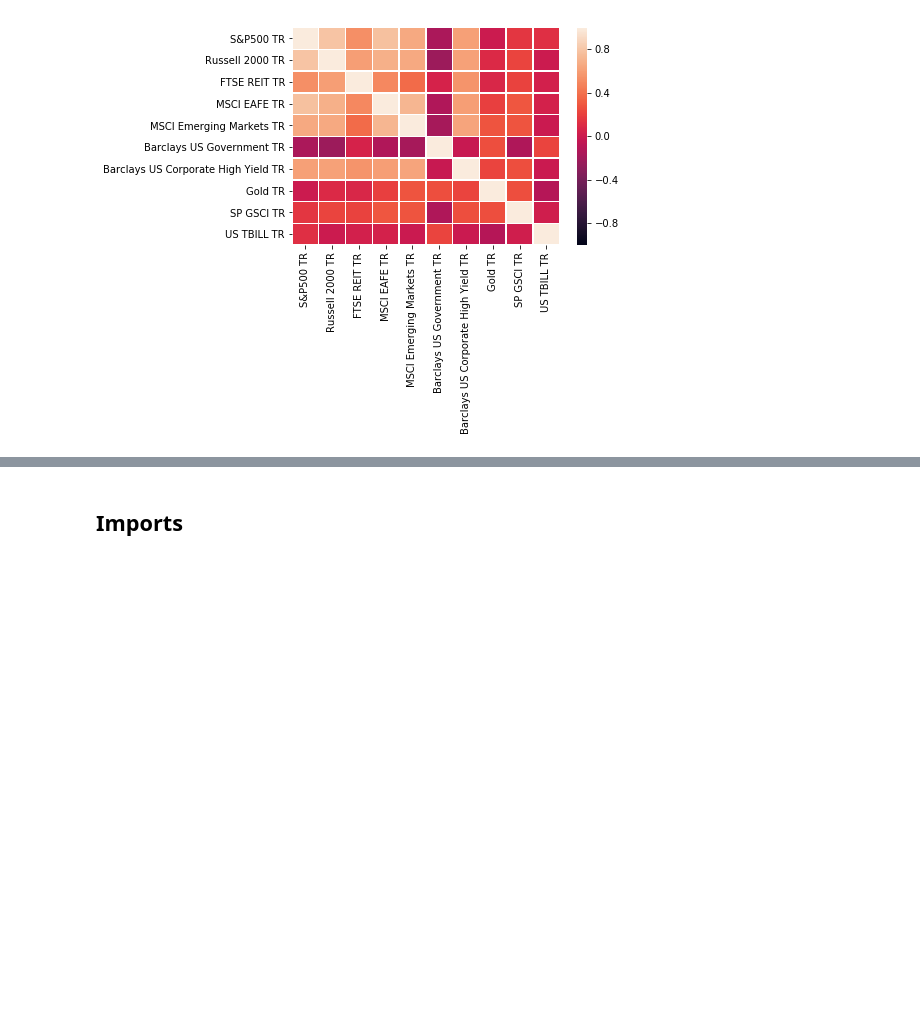
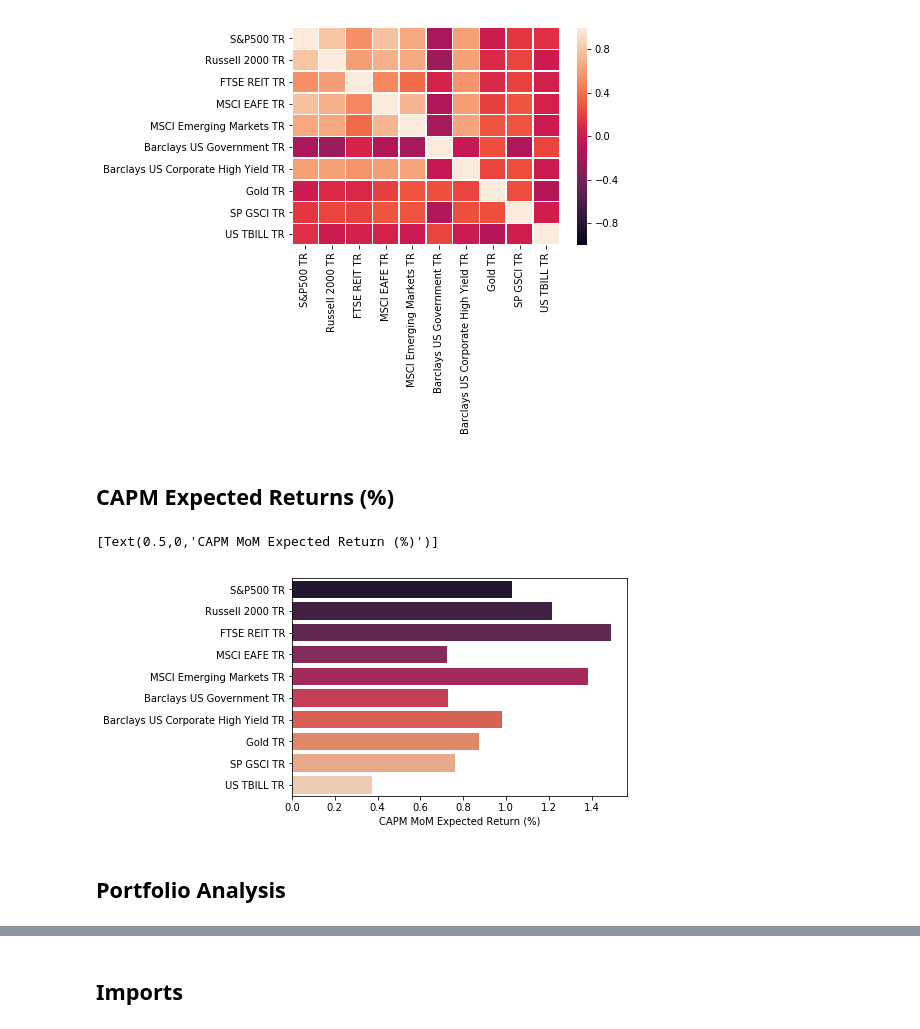
Before and after one commit to rruthberg/notebooks, a Jupyter notebook: PortfolioAnalysisMPT.ipynb, the cells around one changed output, grey strips where cells are left out. Cells and saved outputs as stored; diff of their text form; code cells hidden in the pictures; blank space fills up the shorter version.

```diff
--- a/PortfolioAnalysisMPT.ipynb
+++ b/PortfolioAnalysisMPT.ipynb
@@ -59,0 +61,15 @@ df.head()
+# %%
+msci = pd.read_csv('data/msci_world_1992.csv')
+msci['MSCI World'] = msci['WORLD'].pct_change()
+msci['Date'] = pd.to_datetime(msci['Date'],infer_datetime_format=True)
+
+msci['DTE'] = pd.to_datetime(msci['Date'].map(lambda x: str(x) )) #strftime('%Y-%m') #
+msci['DTE'] = msci['DTE'].map(lambda x: x.strftime('%Y-%m-%d') )
+msci = msci.dropna()
+msci['MSCI World'] = np.log(1+msci['MSCI World'])
+msci = msci.set_index('Date')
+msci = msci.resample('M', level=0).sum()
+msci['DTE'] = msci.index.map(lambda x: x.strftime('%Y-%m') )
+msci = msci.set_index('DTE')
+msci = msci.drop(['WORLD'],axis=1)
+msci.head()
@@ -59,0 +84,3 @@ df.head()
+# %%
+data_ret = df.join(msci).dropna()
+data_ret.head()
@@ -92,3 +127,29 @@ corr_matrix
 ax = sns.heatmap(corr_matrix, vmin=-1, vmax=1, linewidths=.5)
 # %% [output]
 [figure]
+# %% [markdown]
+## CAPM Expected Returns (%)
+# %%
+from sklearn.linear_model import LinearRegression
+logmodel = LinearRegression()
+Y = data_ret.iloc[:,0:10]
+X = data_ret.iloc[:,10:11]
+alpha_vec = []
+beta_vec = []
+for i in range(0,10):
+    logmodel.fit(X,Y.iloc[:,i])
+    alpha_vec.append(logmodel.intercept_)
+    beta_vec.append(logmodel.coef_[0])
+exp_ret = np.array([beta*np.mean(data_ret['MSCI World']) for beta in beta_vec])
+alpha_vec = np.array(alpha_vec)
+exp_ret = np.add(exp_ret,alpha_vec)
+#exp_ret = np.mean(Y) #mean return
+expret_df = pd.DataFrame(data=[exp_ret],index=[1], columns=columns)
+expret_df.head()
+ax = sns.barplot(palette="rocket", data=expret_df*100, orient="h")
+ax.set(xlabel='CAPM MoM Expected Return (%)')
+# %% [output]
+[Text(0.5,0,'CAPM MoM Expected Return (%)')]
+[figure, added]
+# %% [markdown]
+## Portfolio Analysis
```
Also changed, not shown: parts of 9 cells of this notebook.
